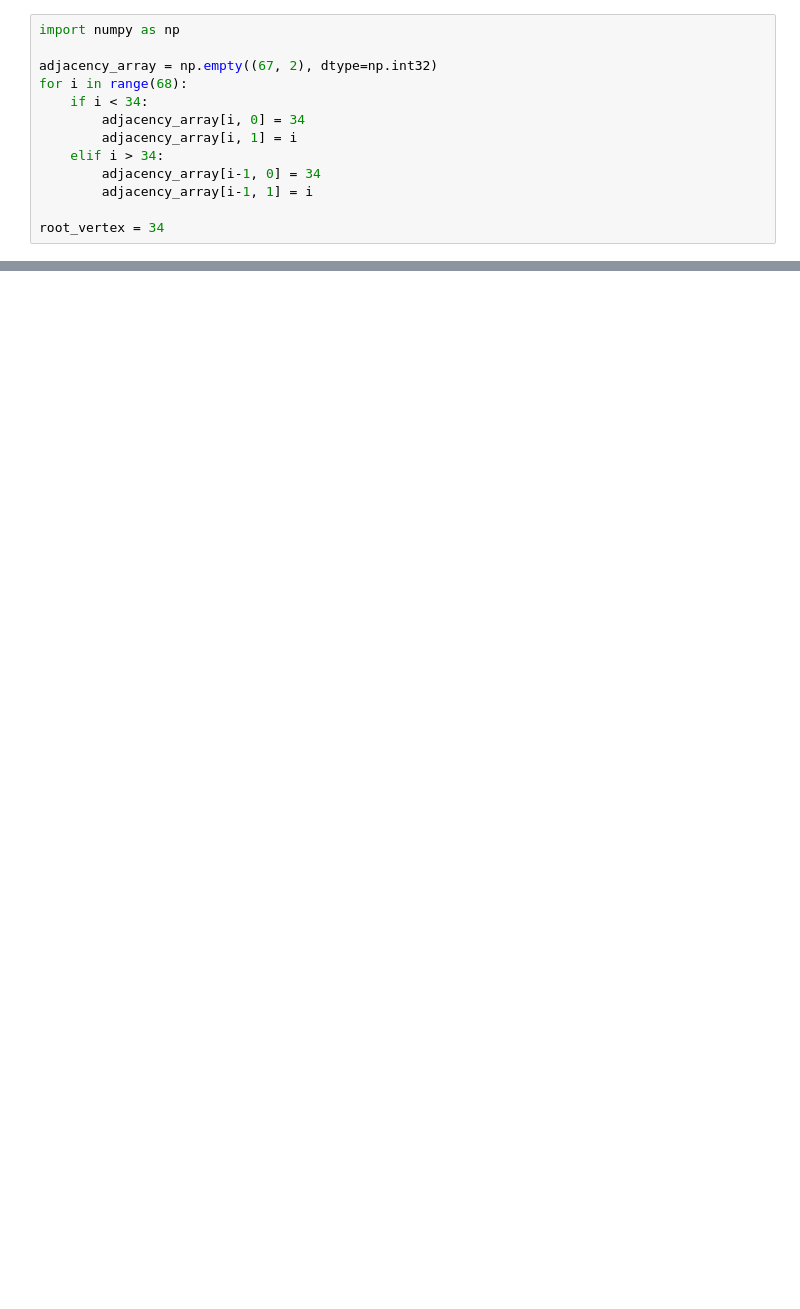
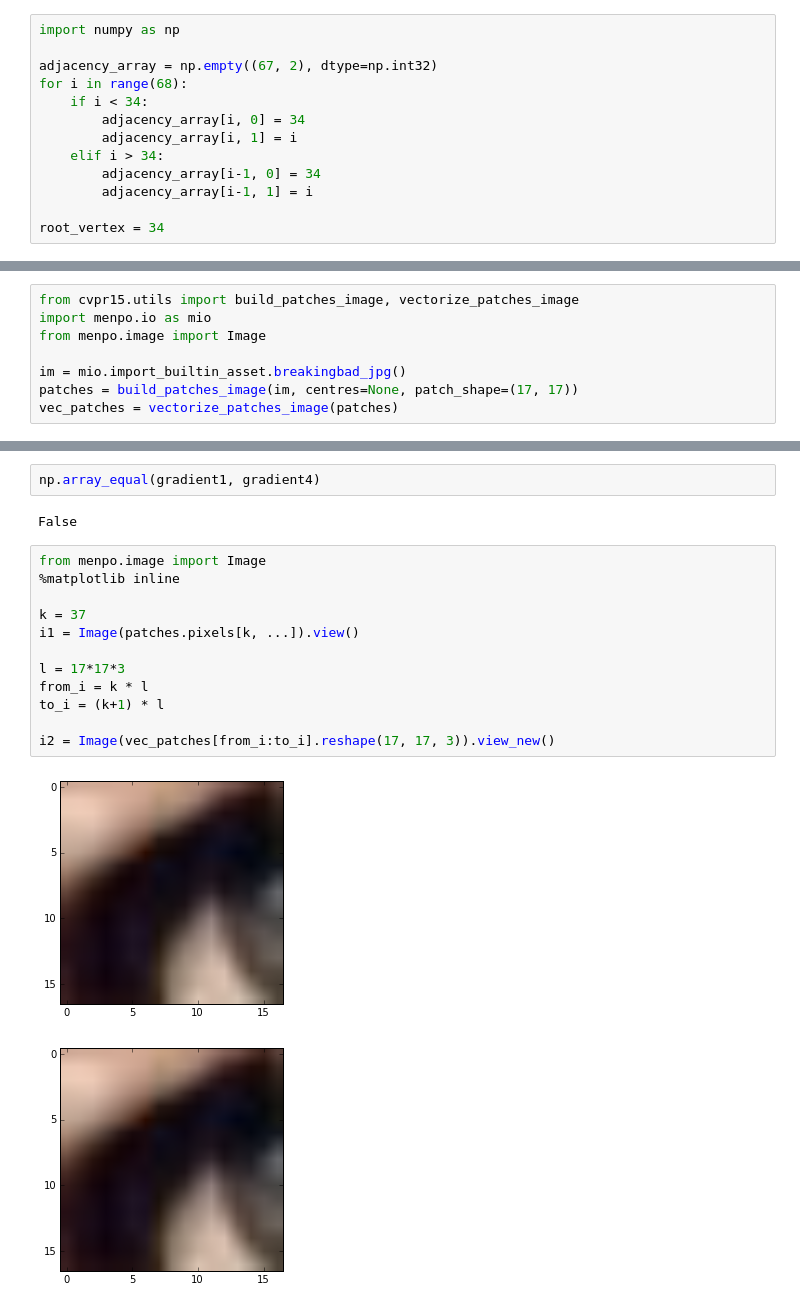
Before and after one commit to nontas/antonakoscvpr2015, a Jupyter notebook: Untitled0.ipynb, the cells around one changed output, grey strips where cells are left out. Cells and saved outputs as stored; diff of their text form; blank space fills up the shorter version.

```diff
--- a/Untitled0.ipynb
+++ b/Untitled0.ipynb
@@ -102,0 +141,8 @@ a = fitter._fitters[0]
+# %%
+from cvpr15.utils import build_patches_image, vectorize_patches_image
+import menpo.io as mio
+from menpo.image import Image
+
+im = mio.import_builtin_asset.breakingbad_jpg()
+patches = build_patches_image(im, centres=None, patch_shape=(17, 17))
+vec_patches = vectorize_patches_image(patches)
@@ -102,0 +212,19 @@ a = fitter._fitters[0]
+# %%
+np.array_equal(gradient1, gradient4)
+# %% [output]
+False
+# %%
+from menpo.image import Image
+%matplotlib inline
+
+k = 37
+i1 = Image(patches.pixels[k, ...]).view()
+
+l = 17*17*3
+from_i = k * l
+to_i = (k+1) * l
+
+i2 = Image(vec_patches[from_i:to_i].reshape(17, 17, 3)).view_new()
+# %% [output]
+[figure, added]
+[figure, added]
```
Also changed, not shown: parts of 37 cells of this notebook, 5 other files.
